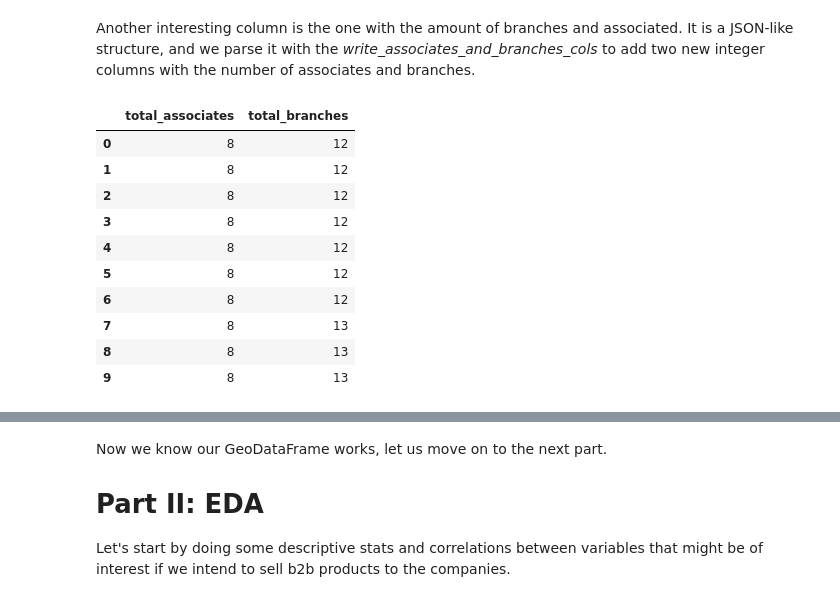
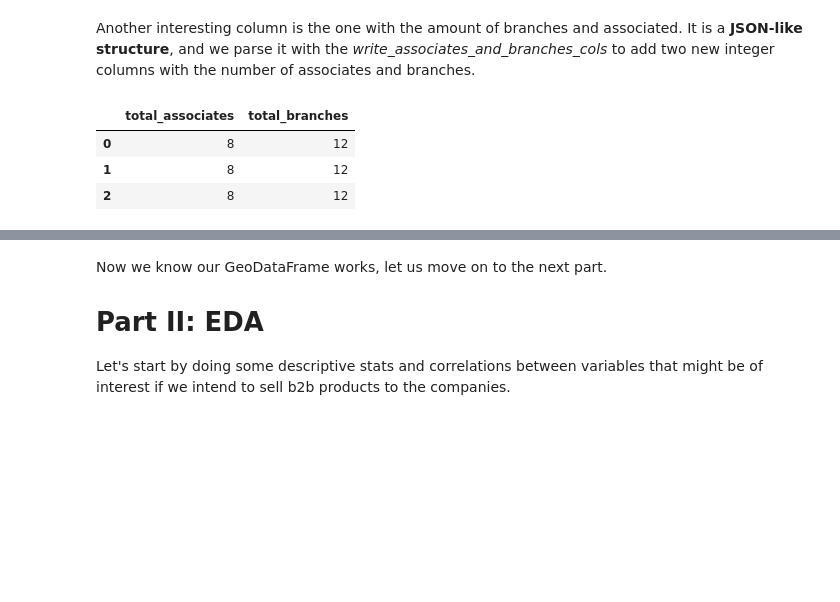
Before and after one commit to rfeltrin18/data_analyst_case_cloudwalk, a Jupyter notebook: main.ipynb, the cells around one changed output, grey strips where cells are left out. Saved outputs shown, nothing was run; the diff lists cells and outputs as text; code cells hidden in the pictures; blank space fills up the shorter version.

```diff
--- a/main.ipynb
+++ b/main.ipynb
@@ -79,21 +70,14 @@ display(df['formatted_opening_date'].head(10))
 Name: formatted_opening_date, dtype: object
 # %% [markdown]
-Another interesting column is the one with the amount of branches and associated. It is a JSON-like structure, and we parse it with the *write_associates_and_branches_cols* to add two new integer columns with the number of associates and branches.
+Another interesting column is the one with the amount of branches and associated. It is a **JSON-like structure**, and we parse it with the *write_associates_and_branches_cols* to add two new integer columns with the number of associates and branches.
 # %%
 df = write_associates_and_branches_cols(df=df,
                                         json_col='total_branches_and_associates')
 
-display(df[['total_associates', 'total_branches']].head(10))
+display(df[['total_associates', 'total_branches']].head(3))
 # %% [output]
 |  | total_associates | total_branches |
 | 0 | 8 | 12 |
 | 1 | 8 | 12 |
 | 2 | 8 | 12 |
-| 3 | 8 | 12 |
-| 4 | 8 | 12 |
-| 5 | 8 | 12 |
-| 6 | 8 | 12 |
-| 7 | 8 | 13 |
-| 8 | 8 | 13 |
-| 9 | 8 | 13 |
 # %% [markdown]
```
Also changed, not shown: parts of 22 cells of this notebook, 3 other files.
